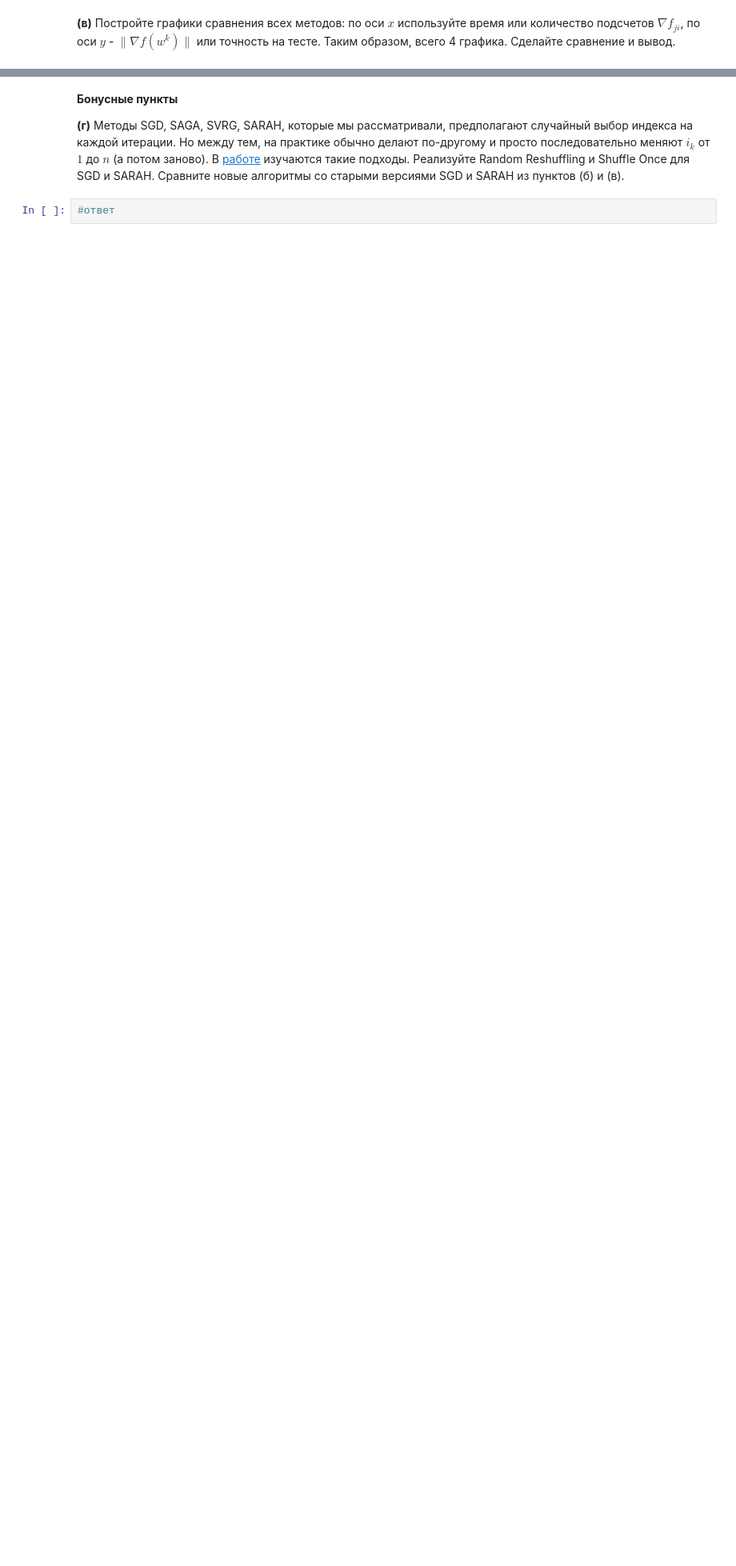
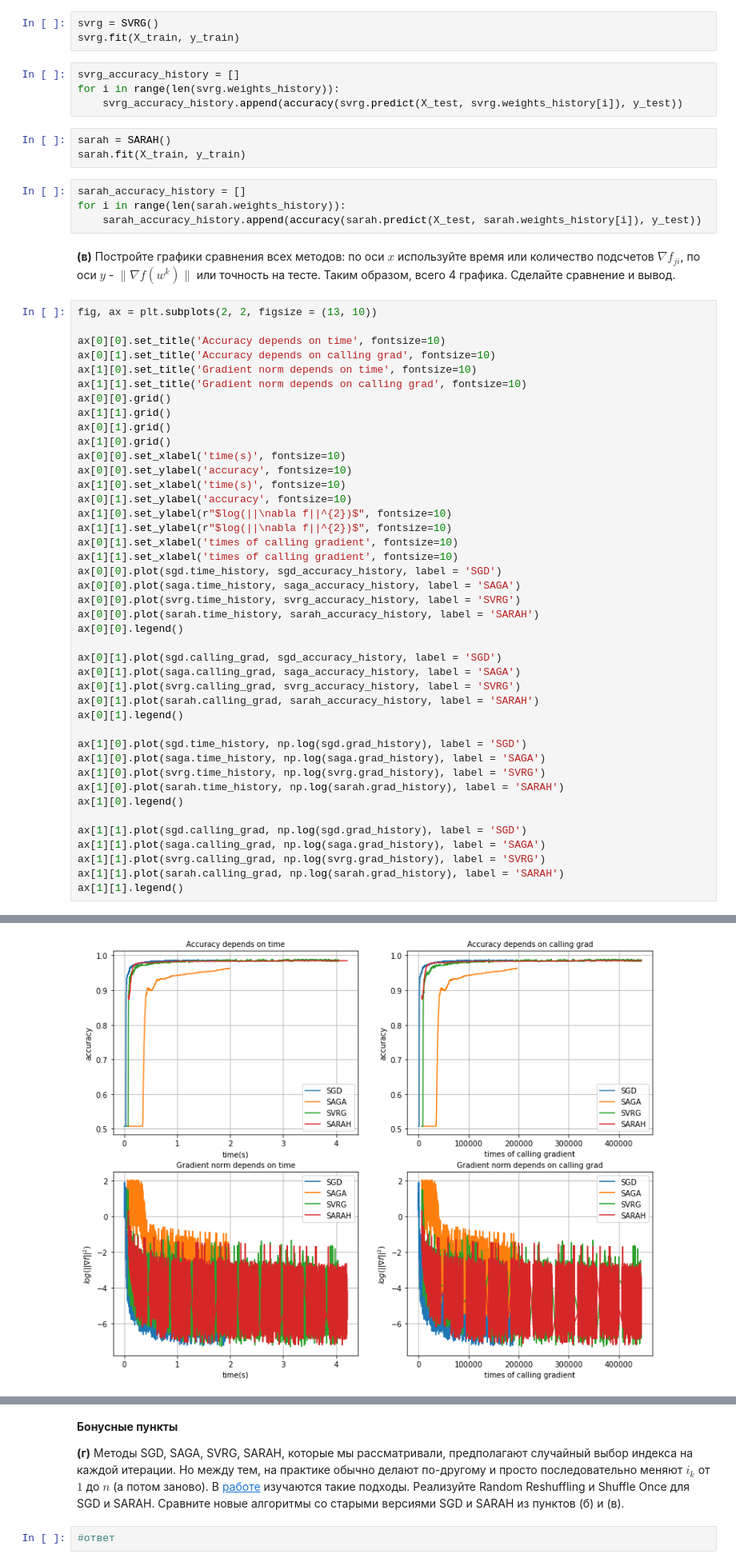
Before and after one commit to HAshIRa7/Optimization-methods, a Jupyter notebook: Optimization_HW_5.ipynb, the cells around one changed output, grey strips where cells are left out. Shown at 80% size. Drawn from its saved outputs; the diff is of its cells as text; blank space fills up the shorter version.

```diff
--- a/Optimization_HW_5.ipynb
+++ b/Optimization_HW_5.ipynb
@@ -260,2 +495,59 @@ class
+# %%
+svrg = SVRG()
+svrg.fit(X_train, y_train)
+# %%
+svrg_accuracy_history = []
+for i in range(len(svrg.weights_history)):
+    svrg_accuracy_history.append(accuracy(svrg.predict(X_test, svrg.weights_history[i]), y_test))
+# %%
+sarah = SARAH()
+sarah.fit(X_train, y_train)
+# %%
+sarah_accuracy_history = []
+for i in range(len(sarah.weights_history)):
+    sarah_accuracy_history.append(accuracy(sarah.predict(X_test, sarah.weights_history[i]), y_test))
 # %% [markdown]
 __(в)__ Постройте графики сравнения всех методов: по оси $x$ используйте время или количество подсчетов $\nabla f_{ji}$, по оси $y$ - $\|\nabla f(w^k)\|$ или точность на тесте. Таким образом, всего 4 графика. Сделайте сравнение и вывод.
+# %%
+fig, ax = plt.subplots(2, 2, figsize = (13, 10))
+
+ax[0][0].set_title('Accuracy depends on time', fontsize=10)
+ax[0][1].set_title('Accuracy depends on calling grad', fontsize=10)
+ax[1][0].set_title('Gradient norm depends on time', fontsize=10)
+ax[1][1].set_title('Gradient norm depends on calling grad', fontsize=10)
+ax[0][0].grid()
+ax[1][1].grid()
+ax[0][1].grid()
+ax[1][0].grid()
+ax[0][0].set_xlabel('time(s)', fontsize=10)
+ax[0][0].set_ylabel('accuracy', fontsize=10)
+ax[1][0].set_xlabel('time(s)', fontsize=10)
+ax[0][1].set_ylabel('accuracy', fontsize=10)
+ax[1][0].set_ylabel(r"$log(||\nabla f||^{2})$", fontsize=10)
+ax[1][1].set_ylabel(r"$log(||\nabla f||^{2})$", fontsize=10)
+ax[0][1].set_xlabel('times of calling gradient', fontsize=10)
+ax[1][1].set_xlabel('times of calling gradient', fontsize=10)
+ax[0][0].plot(sgd.time_history, sgd_accuracy_history, label = 'SGD')
+ax[0][0].plot(saga.time_history, saga_accuracy_history, label = 'SAGA')
+ax[0][0].plot(svrg.time_history, svrg_accuracy_history, label = 'SVRG')
+ax[0][0].plot(sarah.time_history, sarah_accuracy_history, label = 'SARAH')
+ax[0][0].legend()
+
+ax[0][1].plot(sgd.calling_grad, sgd_accuracy_history, label = 'SGD')
+ax[0][1].plot(saga.calling_grad, saga_accuracy_history, label = 'SAGA')
+ax[0][1].plot(svrg.calling_grad, svrg_accuracy_history, label = 'SVRG')
+ax[0][1].plot(sarah.calling_grad, sarah_accuracy_history, label = 'SARAH')
+ax[0][1].legend()
+
+ax[1][0].plot(sgd.time_history, np.log(sgd.grad_history), label = 'SGD')
+ax[1][0].plot(saga.time_history, np.log(saga.grad_history), label = 'SAGA')
+ax[1][0].plot(svrg.time_history, np.log(svrg.grad_history), label = 'SVRG')
+ax[1][0].plot(sarah.time_history, np.log(sarah.grad_history), label = 'SARAH')
+ax[1][0].legend()
+
+ax[1][1].plot(sgd.calling_grad, np.log(sgd.grad_history), label = 'SGD')
+ax[1][1].plot(saga.calling_grad, np.log(saga.grad_history), label = 'SAGA')
+ax[1][1].plot(svrg.calling_grad, np.log(svrg.grad_history), label = 'SVRG')
+ax[1][1].plot(sarah.calling_grad, np.log(sarah.grad_history), label = 'SARAH')
+ax[1][1].legend()
+# %% [output]
@@ -262 +555,2 @@ __(в)__ Постройте графики сравнения всех мето
+[figure, added]
 # %%
```
Also changed, not shown: parts of 24 cells of this notebook.
